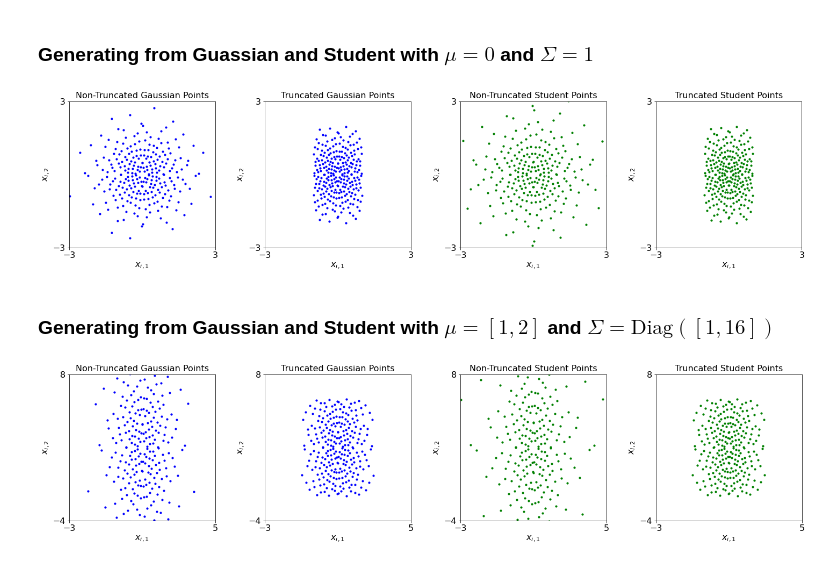
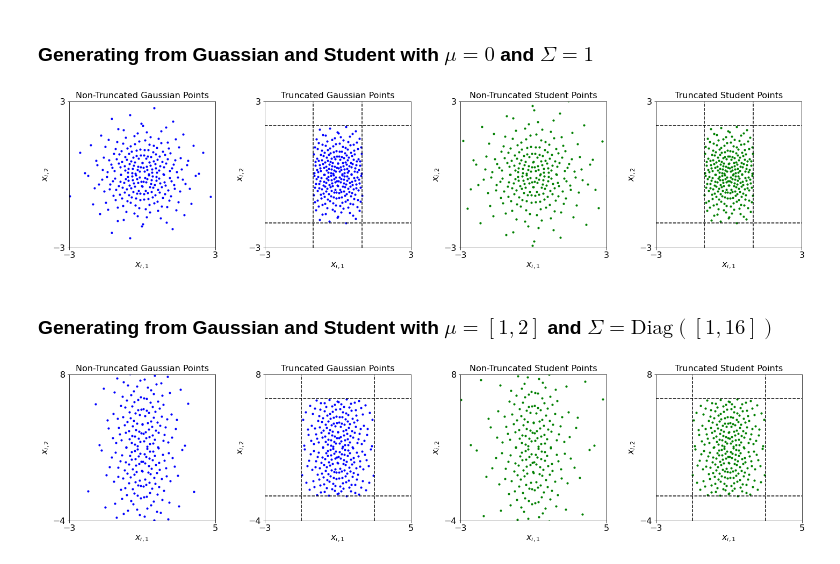
Before and after one commit to alegresor/vitruncate, a Jupyter notebook: td_generator.ipynb, the cells around one changed output. Saved outputs shown, nothing was run; the diff lists cells and outputs as text; code cells hidden in the pictures.

```diff
--- a/td_generator.ipynb
+++ b/td_generator.ipynb
@@ -29,12 +30,17 @@ pyplot.rc('ytick', labelsize=16)
 pyplot.rc('legend', fontsize=16)
 pyplot.rc('figure', titlesize=16)
 # %%
-def scat_plot(x,ax,xlim,ylim,s,color,title):
+def scat_plot(x,ax,xlim,ylim,s,color,title,pltbds=False,lb=None,ub=None):
     ax.scatter(x[:,0],x[:,1],s=s,color=color)
     ax.set_xlim(xlim);ax.set_xticks(xlim);ax.set_xlabel('$x_{i,1}$')
     ax.set_ylim(ylim);ax.set_yticks(ylim);ax.set_ylabel('$x_{i,2}$')
     ax.set_aspect((xlim[1]-xlim[0])/(ylim[1]-ylim[0]))
     ax.set_title(title)
+    if pltbds:
+        ax.axhline(y=lb[1], color='k', linestyle='--')
+        ax.axhline(y=ub[1], color='k', linestyle='--')
+        ax.axvline(x=lb[0], color='k', linestyle='--')
+        ax.axvline(x=ub[0], color='k', linestyle='--')
 # %%
 def trunc_gen(x_stdu, lb, ub, distrib, independent=True, **params):
     """
@@ -93,29 +99,29 @@ tt = trunc_gen(u,trunc_lb,trunc_ub,stats.t,df=tile(5,d))
 # plots
 fig,ax = pyplot.subplots(nrows=1,ncols=4,figsize=(25,5))
 scat_plot(g,ax[0],[-3,3],[-3,3],s=10,color='b',title="Non-Truncated Gaussian Points")
-scat_plot(gt,ax[1],[-3,3],[-3,3],s=10,color='b',title="Truncated Gaussian Points")
+scat_plot(gt,ax[1],[-3,3],[-3,3],s=10,color='b',title="Truncated Gaussian Points",pltbds=True,lb=trunc_lb,ub=trunc_ub)
 scat_plot(t,ax[2],[-3,3],[-3,3],s=10,color='g',title="Non-Truncated Student Points")
-scat_plot(tt,ax[3],[-3,3],[-3,3],s=10,color='g',title="Truncated Student Points")
+scat_plot(tt,ax[3],[-3,3],[-3,3],s=10,color='g',title="Truncated Student Points",pltbds=True,lb=trunc_lb,ub=trunc_ub)
 # %% [output]
-[figure, old version]
+[figure, new version]
 # %% [markdown]
 ### Generating from Gaussian and Student with $\mu=[1,2]$ and $\Sigma=\text{Diag}([1,16])$
 # %%
 # parameters
 mu = array([1,2])
-std = sqrt(array([1,16]))
+Sigma = array([1,16])
 trunc_lb = [-1,-2]
 trunc_ub = [3,6]
 # points
-g = trunc_gen(u,tile(-inf,d),tile(inf,d),stats.norm,loc=mu,scale=std)
-gt = trunc_gen(u,trunc_lb,trunc_ub,stats.norm,loc=mu,scale=std)
-t = trunc_gen(u,tile(-inf,d),tile(inf,d),stats.t,df=tile(5,d),loc=mu,scale=std)
-tt = trunc_gen(u,trunc_lb,trunc_ub,stats.t,df=tile(5,d),loc=mu,scale=std)
+g = trunc_gen(u,tile(-inf,d),tile(inf,d),stats.norm,loc=mu,scale=sqrt(Sigma))
+gt = trunc_gen(u,trunc_lb,trunc_ub,stats.norm,loc=mu,scale=sqrt(Sigma))
+t = trunc_gen(u,tile(-inf,d),tile(inf,d),stats.t,df=tile(5,d),loc=mu,scale=sqrt(Sigma))
+tt = trunc_gen(u,trunc_lb,trunc_ub,stats.t,df=tile(5,d),loc=mu,scale=sqrt(Sigma))
 # plots
 fig,ax = pyplot.subplots(nrows=1,ncols=4,figsize=(25,5))
 scat_plot(g,ax[0],[-3,5],[-4,8],s=10,color='b',title="Non-Truncated Gaussian Points")
-scat_plot(gt,ax[1],[-3,5],[-4,8],s=10,color='b',title="Truncated Gaussian Points")
+scat_plot(gt,ax[1],[-3,5],[-4,8],s=10,color='b',title="Truncated Gaussian Points",pltbds=True,lb=trunc_lb,ub=trunc_ub)
 scat_plot(t,ax[2],[-3,5],[-4,8],s=10,color='g',title="Non-Truncated Student Points")
-scat_plot(tt,ax[3],[-3,5],[-4,8],s=10,color='g',title="Truncated Student Points")
+scat_plot(tt,ax[3],[-3,5],[-4,8],s=10,color='g',title="Truncated Student Points",pltbds=True,lb=trunc_lb,ub=trunc_ub)
 # %% [output]
-[figure, old version]
+[figure, new version]
```
Also changed, not shown: parts of 4 cells of this notebook.
